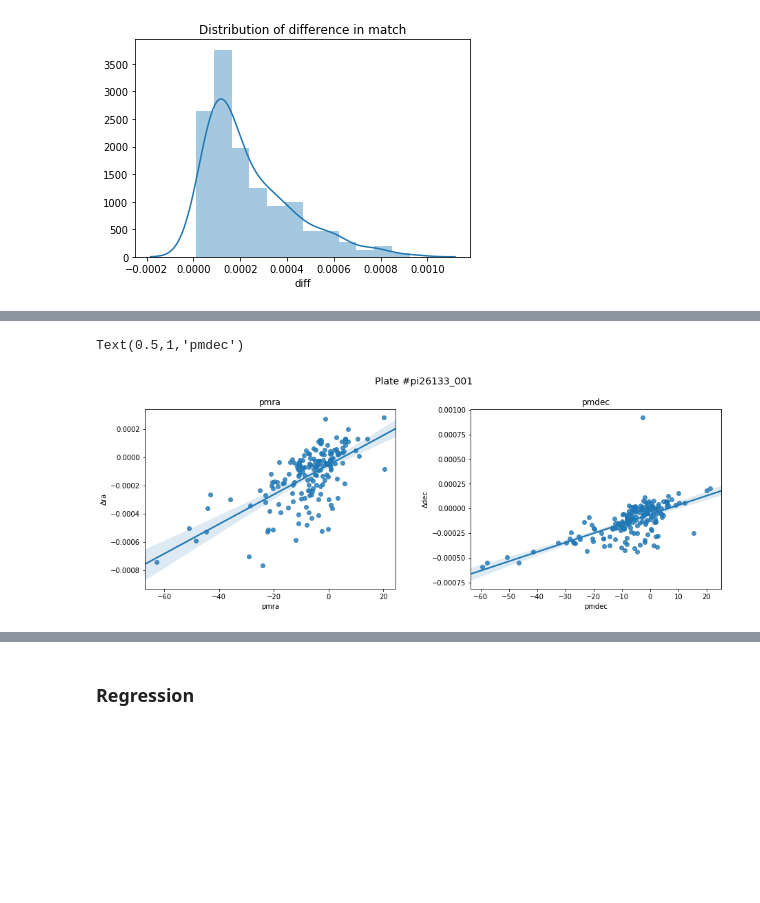
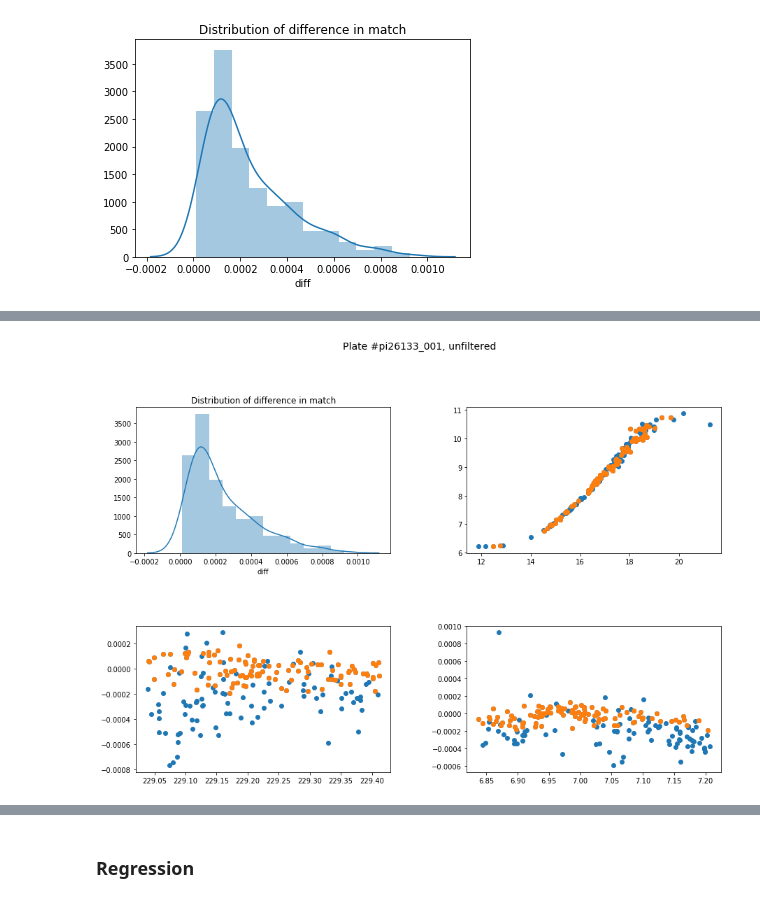
Before and after one commit to oliang2000/yerkes-plate-digitization, a Jupyter notebook: APT.ipynb, the cells around one changed output, grey strips where cells are left out. Drawn from its saved outputs; the diff is of its cells as text; code cells hidden in the pictures; blank space fills up the shorter version.

```diff
--- a/APT.ipynb
+++ b/APT.ipynb
@@ -107,12 +107,32 @@ Text(0.5,1,'dec vs. Δdec')
-# %%
-fig = plt.figure(figsize=(15,5))
-title = fig.suptitle("Plate #pi26133_001", fontsize=14)
-fig.subplots_adjust(top=0.85, wspace=0.3, hspace=0.5)
-
-ax1 = fig.add_subplot(1,2,1)
-sns.regplot('pmra','Δra',data=df).set_title('pmra')
-ax2 = fig.add_subplot(1,2,2)
-sns.regplot('pmdec','Δdec',data=df).set_title('pmdec')
-# %% [output]
-Text(0.5,1,'pmdec')
-[figure, removed]
+# %%
+def p_scatter(df1, df2, x, y, xlim =[0,0] , ylim=[0,0]):
+    '''
+    This function uses matplotlib.pyplot to graph two functions and fix axis (calculated if not given).
+    df2 should be the smaller subset.
+    '''
+    axes = plt.gca()
+    plt.scatter(df1[x], df1[y])
+    plt.scatter(df2[x], df2[y])
+    if xlim == [0,0]:
+        xlim = [df[x].min()-(df[x].max()-df[x].min())*0.05, df[x].max() + (df[x].max()-df[x].min())*0.05]
+    if ylim == [0,0]:
+        ylim = [df[y].min()-(df[y].max()-df[y].min())*0.05, df[y].max() + (df[y].max()-df[y].min())*0.05]
+    axes.set_xlim(xlim)
+    axes.set_ylim(ylim)
+
+
+fig = plt.figure(figsize=(15,10))
+title = fig.suptitle("Plate #pi26133_001, unfiltered", fontsize=14)
+fig.subplots_adjust(top=0.85, wspace=0.3, hspace=0.5)
+
+ax1 = fig.add_subplot(2,2,1)
+sns.distplot(df['diff']).set_title('Distribution of difference in match')
+ax2 = fig.add_subplot(2,2,2)
+p_scatter(df, df_filtered, 'phot_bp_mean_mag', 'Magnitude')
+ax3 = fig.add_subplot(2,2,3)
+#sns.regplot('ra','Δra',data=df).set_title('ra vs. Δra')
+p_scatter(df, df_filtered, 'ra', 'Δra')
+ax4 = fig.add_subplot(2,2,4)
+p_scatter(df, df_filtered, 'dec', 'Δdec')
+# %% [output]
+[figure, added]
```
Also changed, not shown: parts of 9 cells of this notebook.
